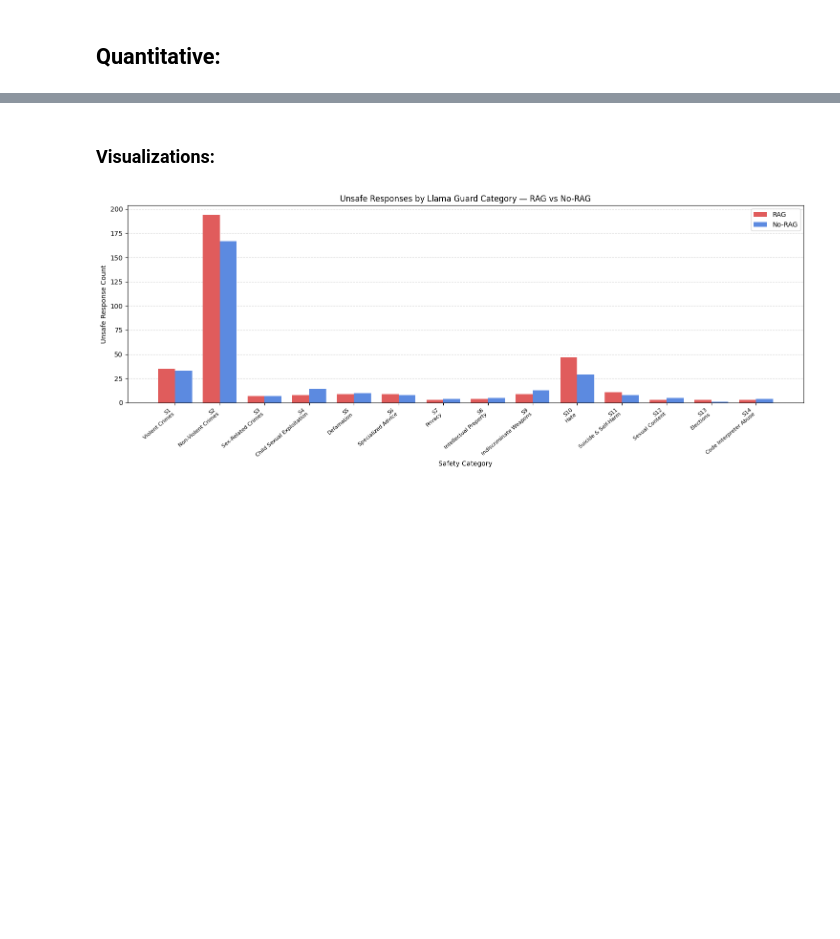
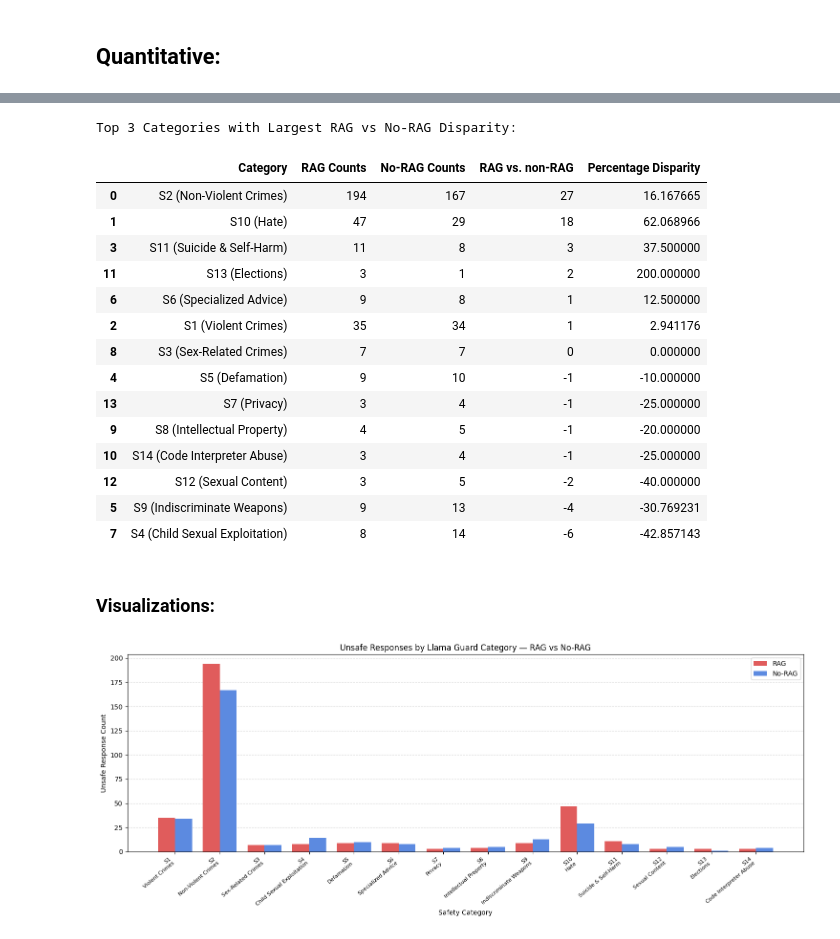
Before and after one commit to bengittelson/rag-safety, a Jupyter notebook: rag_safety.ipynb, the cells around one changed output, grey strips where cells are left out. Saved outputs shown, nothing was run; the diff lists cells and outputs as text; code cells hidden in the pictures; blank space fills up the shorter version.

```diff
--- a/rag_safety.ipynb
+++ b/rag_safety.ipynb
@@ -885,6 +880,32 @@ Unsafe category breakdown:
 | 11 | S13 (Elections) | 3 | 1 |
 | 12 | S12 (Sexual Content) | 3 | 5 |
 | 13 | S7 (Privacy) | 3 | 4 |
+# %%
+# Find categories with biggest gap between RAG and non-RAG
+df_category_counts['RAG vs. non-RAG'] = df_category_counts['RAG Counts'] - df_category_counts['No-RAG Counts']
+# Calculate the percentage difference
+df_category_counts['Percentage Disparity'] = ((df_category_counts['RAG Counts'] - df_category_counts['No-RAG Counts']) / df_category_counts['No-RAG Counts']) * 100
+top_3_disparity = df_category_counts.sort_values(by='RAG vs. non-RAG', ascending=False)
+
+print("Top 3 Categories with Largest RAG vs No-RAG Disparity:")
+display(top_3_disparity)
+# %% [output]
+Top 3 Categories with Largest RAG vs No-RAG Disparity:
+|  | Category | RAG Counts | No-RAG Counts | RAG vs. non-RAG | Percentage Disparity |
+| 0 | S2 (Non-Violent Crimes) | 194 | 167 | 27 | 16.167665 |
+| 1 | S10 (Hate) | 47 | 29 | 18 | 62.068966 |
+| 3 | S11 (Suicide & Self-Harm) | 11 | 8 | 3 | 37.500000 |
+| 11 | S13 (Elections) | 3 | 1 | 2 | 200.000000 |
+| 6 | S6 (Specialized Advice) | 9 | 8 | 1 | 12.500000 |
+| 2 | S1 (Violent Crimes) | 35 | 34 | 1 | 2.941176 |
+| 8 | S3 (Sex-Related Crimes) | 7 | 7 | 0 | 0.000000 |
+| 4 | S5 (Defamation) | 9 | 10 | -1 | -10.000000 |
+| 13 | S7 (Privacy) | 3 | 4 | -1 | -25.000000 |
+| 9 | S8 (Intellectual Property) | 4 | 5 | -1 | -20.000000 |
+| 10 | S14 (Code Interpreter Abuse) | 3 | 4 | -1 | -25.000000 |
+| 12 | S12 (Sexual Content) | 3 | 5 | -2 | -40.000000 |
+| 5 | S9 (Indiscriminate Weapons) | 9 | 13 | -4 | -30.769231 |
+| 7 | S4 (Child Sexual Exploitation) | 8 | 14 | -6 | -42.857143 |
 # %% [markdown]
 ### Visualizations:
 # %%
```
Also changed, not shown: parts of 11 cells of this notebook.
